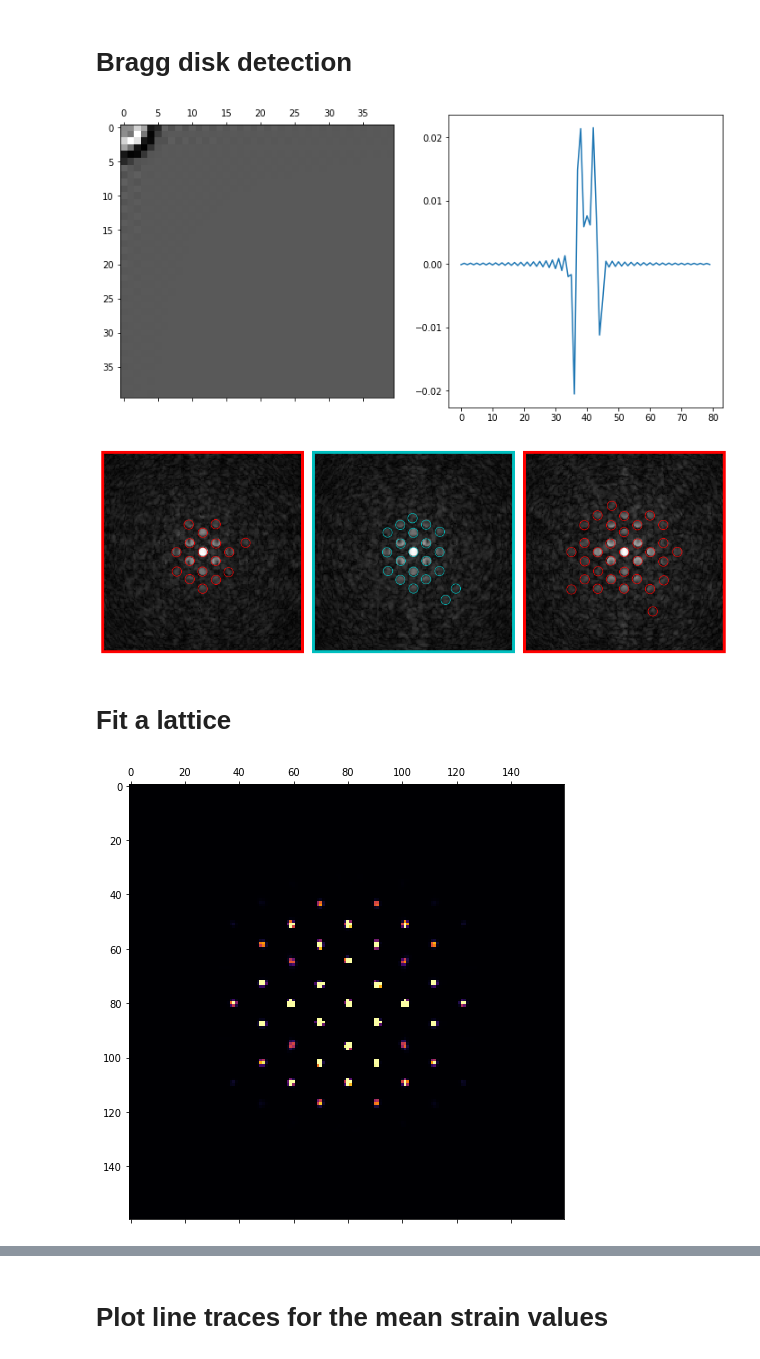
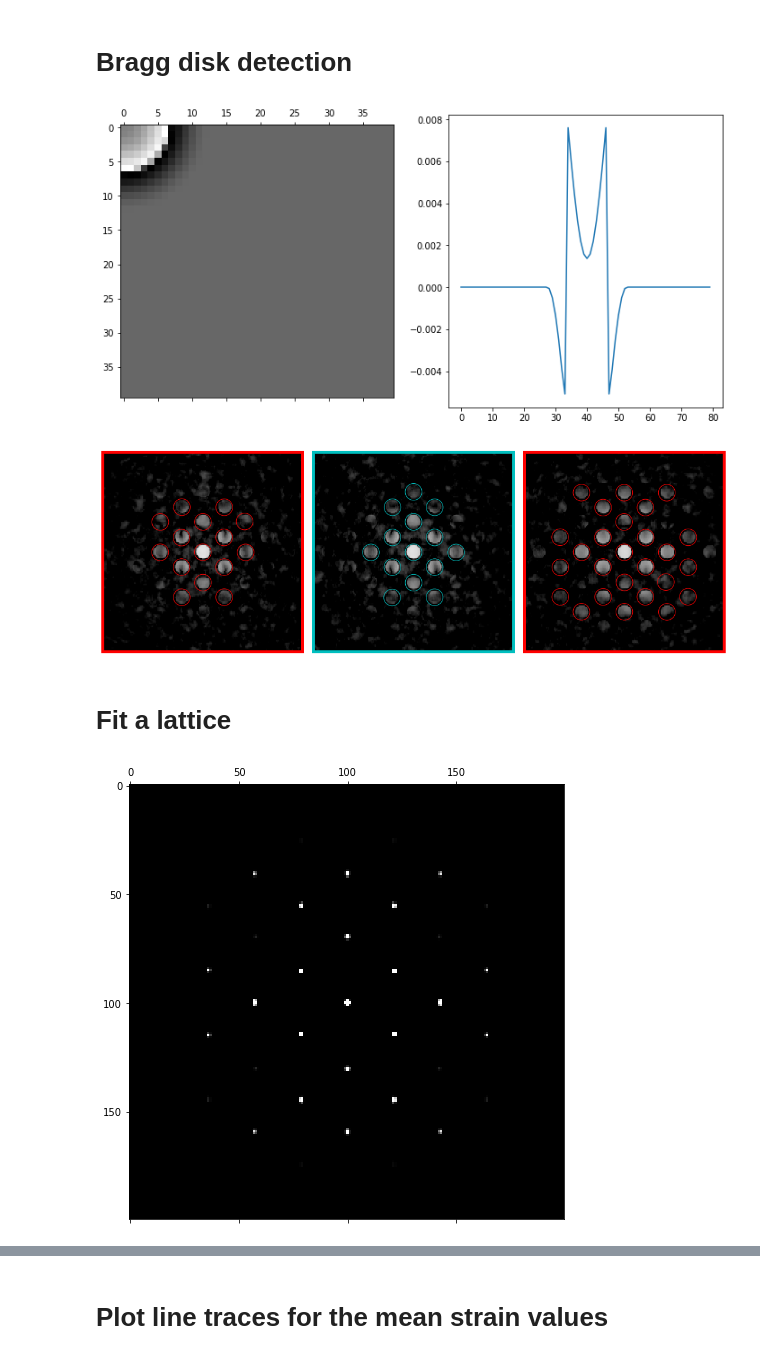
Before and after one commit to py4dstem/py4DSTEM_tutorials, a Jupyter notebook: notebooks/strain_simulated/small_Ge_SiGe_MLs_ideal.ipynb, the cells around one changed output, grey strips where cells are left out. Drawn from its saved outputs; the diff is of its cells as text; code cells hidden in the pictures.

```diff
--- a/notebooks/strain_simulated/small_Ge_SiGe_MLs_ideal.ipynb
+++ b/notebooks/strain_simulated/small_Ge_SiGe_MLs_ideal.ipynb
@@ -34,10 +34,10 @@ py4DSTEM.__version__
 '0.12.3'
 # %%
 # File paths - output files will be augmented with the correct file extension
-# file_path_input = '/media/cophus/DATA/4DSTEM/compact_Ge_SiGe_multilayer_ideal.h5'
-# file_path_output = '/media/cophus/DATA/4DSTEM/compact_Ge_SiGe_multilayer_stack_ideal_strain'
-file_path_input = 'C:/data/SiGe_sims/compact_Ge_SiGe_multilayer_ideal.h5'
-file_path_output = 'C:/data/SiGe_sims/compact_Ge_SiGe_multilayer_stack_ideal_strain'
+file_path_input = '/media/cophus/DATA/4DSTEM/cropped_Ge_SiGe_ML_ideal.h5'
+file_path_output = '/media/cophus/DATA/4DSTEM/cropped_Ge_SiGe_ML_ideal'
+# file_path_input = 'C:/data/SiGe_sims/cropped_Ge_SiGe_ML_ideal.h5'
+# file_path_output = 'C:/data/SiGe_sims/cropped_Ge_SiGe_ML_ideal'
 # %%
 py4DSTEM.io.read(file_path_input)
 # %% [output]
@@ -124,7 +125,7 @@ py4DSTEM.visualize.show_kernel(
     L=40,
     W=2)
 # %% [output]
-[figure, old version]
+[figure, new version]
 # %%
 # Test hyperparameters on a few probe positions
 rxs = 10,100,190
@@ -133,44 +134,44 @@ colors=['r','c','r','c','r','c']
 
 dp0 = dataset.data[rxs[0],rys[0],:,:]
 dp1 = dataset.data[rxs[1],rys[1],:,:]
 dp2 = dataset.data[rxs[2],rys[2],:,:]
 
 # Run the disk detection on the selected DPs
 corrPower=1.0
-sigma=1
-edgeBoundary= 32
-minRelativeIntensity=0.002
-relativeToPeak=0
-minPeakSpacing= 11
+sigma=0
+edgeBoundary= 16
+minRelativeIntensity=0.004
+minPeakSpacing= 24
 maxNumPeaks=100
 subpixel='poly'
-upsample_factor=10
+upsample_factor=4
 
 disks_selected = py4DSTEM.process.diskdetection.find_Bragg_disks_selected(
     dataset,
     probe_kernel,
     rxs,
     rys,
     corrPower=corrPower,
     sigma=sigma,edgeBoundary=edgeBoundary,
     minRelativeIntensity=minRelativeIntensity,
-    relativeToPeak=relativeToPeak,
     minPeakSpacing=minPeakSpacing,maxNumPeaks=maxNumPeaks,
     subpixel=subpixel,
     upsample_factor=upsample_factor)
 
 py4DSTEM.visualize.show_image_grid(
     lambda i:[dp0,dp1,dp2][i],H=1,W=3,
     axsize=(5,5),
-    scaling='power',
-    power=0.25,
+    scaling='log',
+    clipvals='manual',
+    min=4e-6,
+    max=1e-2,
     get_bordercolor=lambda i:colors[i],
     get_x=lambda i:disks_selected[i].data['qx'],
     get_y=lambda i:disks_selected[i].data['qy'],
     get_pointcolors=lambda i:colors[i],
-    open_circles=True,scale=250)
+    open_circles=True,scale=800)
 # %% [output]
-[figure, old version]
+[figure, new version]
 # %%
 # Find all Bragg peaks
 # WARNING - this is the "slow" step, though it will only take ~1 minute for a dataset of this size.
@@ -209,12 +210,12 @@ bragg_vector_map = py4DSTEM.process.diskdetection.get_bvm(
 # plot the Bragg vector map
 py4DSTEM.visualize.show(
     bragg_vector_map,
-    cmap='inferno',
+    cmap='gray',
     clipvals='manual',
     min=0,
     max=1e-2)
 # %% [output]
-[figure, old version]
+[figure, new version]
 # %%
 # Get all local maximum from the BVM, plot the candidate peaks
 gx, gy, gI = py4DSTEM.process.utils.get_maxima_2D(
```
Also changed, not shown: parts of 17 cells of this notebook, 4 other files.
